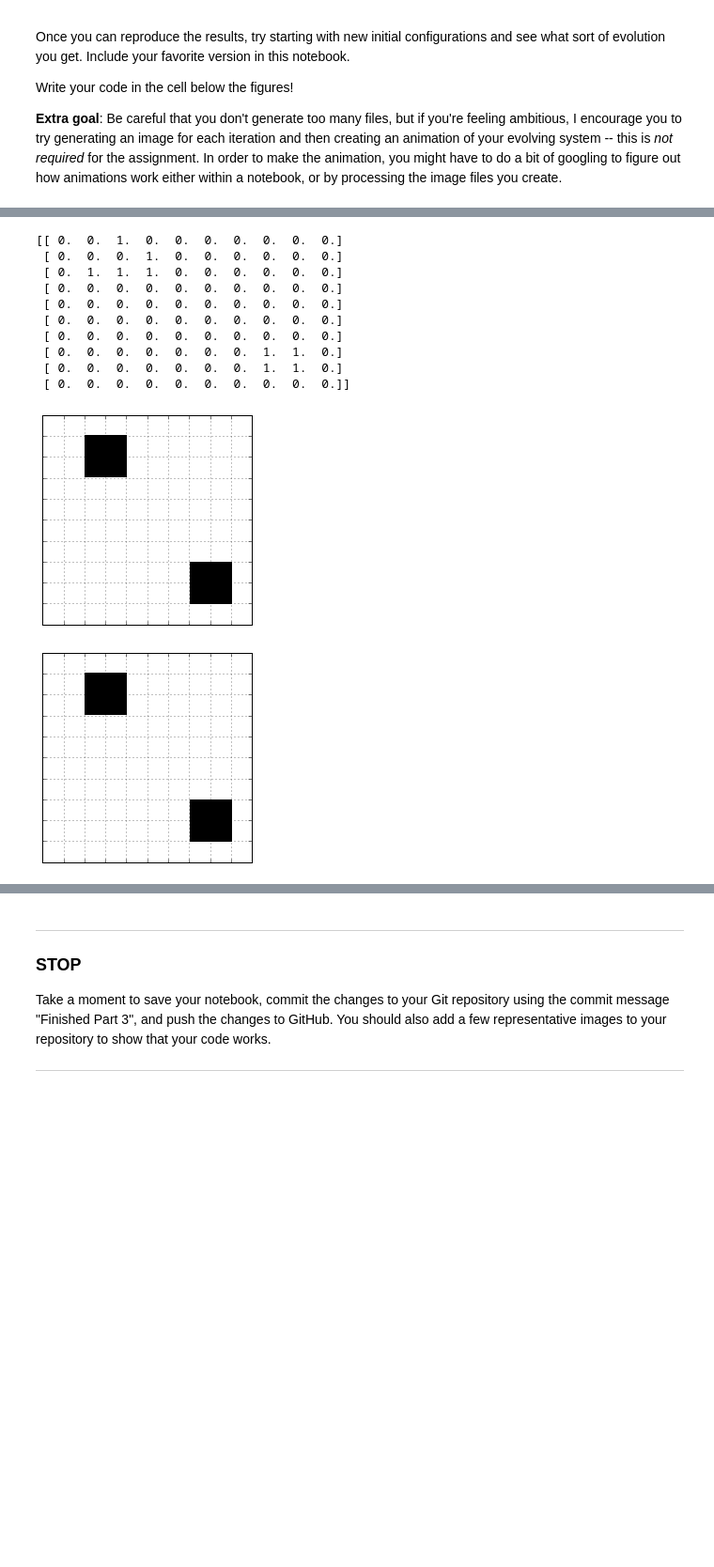
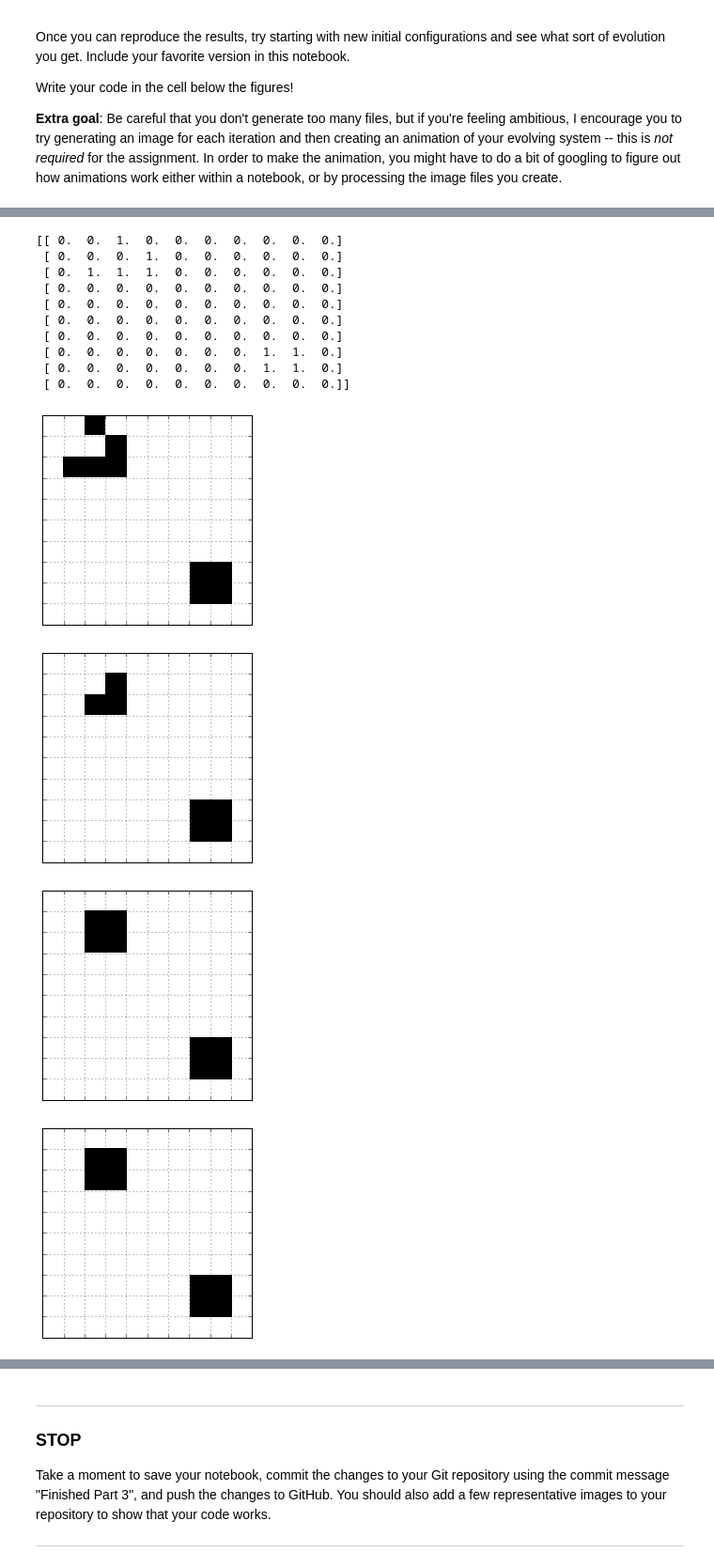
Before and after one commit to joechoi94/cmse202-s18-hw1, a Jupyter notebook: HW-01_GitPracticeDebuggingAndGameOfLife.ipynb, the cells around one changed output, grey strips where cells are left out. Shown at 94% size. Saved outputs shown, nothing was run; the diff lists cells and outputs as text; code cells hidden in the pictures; blank space fills up the shorter version.

```diff
--- a/HW-01_GitPracticeDebuggingAndGameOfLife.ipynb
+++ b/HW-01_GitPracticeDebuggingAndGameOfLife.ipynb
@@ -271,56 +233,50 @@ def CountSurrounding(Cell_grid, a, b):
         if not (a < 0 or b < 0 or a >= len(Cell_grid) or b >= len(Cell_grid)) and Cell_grid[a][b]:
             count += 1
     return count
-CountSurrounding(Cell_init, 3, 2) #test counting function
+CountSurrounding(Cell_init, 1, 1) #test counting function
 
 #Now it's time to plot
-def plot_Cell(Cell_grid, iteration) :
+def plot_Cell(Cell_grid) :
+
     fig, ax = plt.subplots()
     plt.grid(True)
     ax.imshow(Cell_grid, cmap = cm.gray_r, interpolation= 'nearest')
 
 
     #creating lines and labels
     ax.set_xticks(np.arange(float(0.5), float(9.5), float(1.0)))
     ax.set_yticks(np.arange(float(0.5), float(9.5), float(1.0)))
     ax.set_xticklabels([])
     ax.set_yticklabels([])
-    Cell_init = np.zeros((10,10))
-    Cell_init[0][2] = 1
-    Cell_init[1][3] = 1
-    Cell_init[2][1] = 1
-    Cell_init[2][2] = 1
-    Cell_init[2][3] = 1
-    Cell_init[7][7] = 1
-    Cell_init[7][8] = 1
-    Cell_init[8][7] = 1
-    Cell_init[8][8] = 1
 
-plot_Cell(Cell_init,0) #test plotting initial iteration
 
+#plot_Cell(Cell_init,0) #test plotting initial iteration
 #doing 10 iterations
-for iteration in range(0,10) :
+for i in range(0,10) :
     Cell_grid = [a[:] for a in Cell_init]
+    plot_Cell(Cell_grid)
 
-    for a in range(0, 10):
-        for b in range(0, 10):
-            if Cell_grid[a][b] == 0 and CountSurrounding(Cell_grid, a, b) == 3:
-                Cell_init[a][b] = 1
-            elif Cell_grid[a][b] == 1 and CountSurrounding(Cell_grid, a, b) not in (2,3) :
-                Cell_init[a][b] = 0
+    for a in range(0, len(Cell_grid)):
+        for b in range(0, len(Cell_grid[a])):
+            if Cell_init[a][b] == 0 and CountSurrounding(Cell_init, a, b) == 3:
+                Cell_grid[a][b] = 1
+            elif Cell_init[a][b] == 1 and CountSurrounding(Cell_init, a, b) not in (2,3) :
+                Cell_grid[a][b] = 0
 
 #Plot for 10 iterations
-plot_Cell(Cell_init, 10)
+plot_Cell(Cell_grid)
 # %% [output]
 [[ 0.  0.  1.  0.  0.  0.  0.  0.  0.  0.]
  [ 0.  0.  0.  1.  0.  0.  0.  0.  0.  0.]
  [ 0.  1.  1.  1.  0.  0.  0.  0.  0.  0.]
  [ 0.  0.  0.  0.  0.  0.  0.  0.  0.  0.]
  [ 0.  0.  0.  0.  0.  0.  0.  0.  0.  0.]
  [ 0.  0.  0.  0.  0.  0.  0.  0.  0.  0.]
  [ 0.  0.  0.  0.  0.  0.  0.  0.  0.  0.]
  [ 0.  0.  0.  0.  0.  0.  0.  1.  1.  0.]
  [ 0.  0.  0.  0.  0.  0.  0.  1.  1.  0.]
  [ 0.  0.  0.  0.  0.  0.  0.  0.  0.  0.]]
-[figure, old version]
+[figure, new version]
-[figure, old version]
+[figure, new version]
+[figure, added]
+[figure, added]
```
Also changed, not shown: parts of 10 cells of this notebook.
